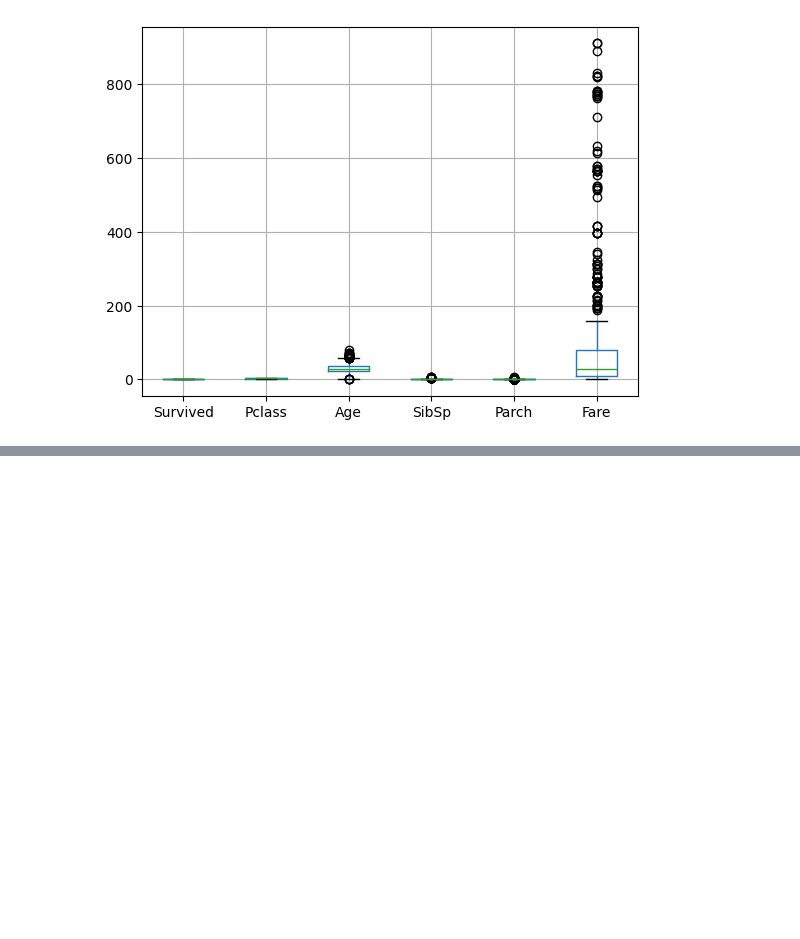
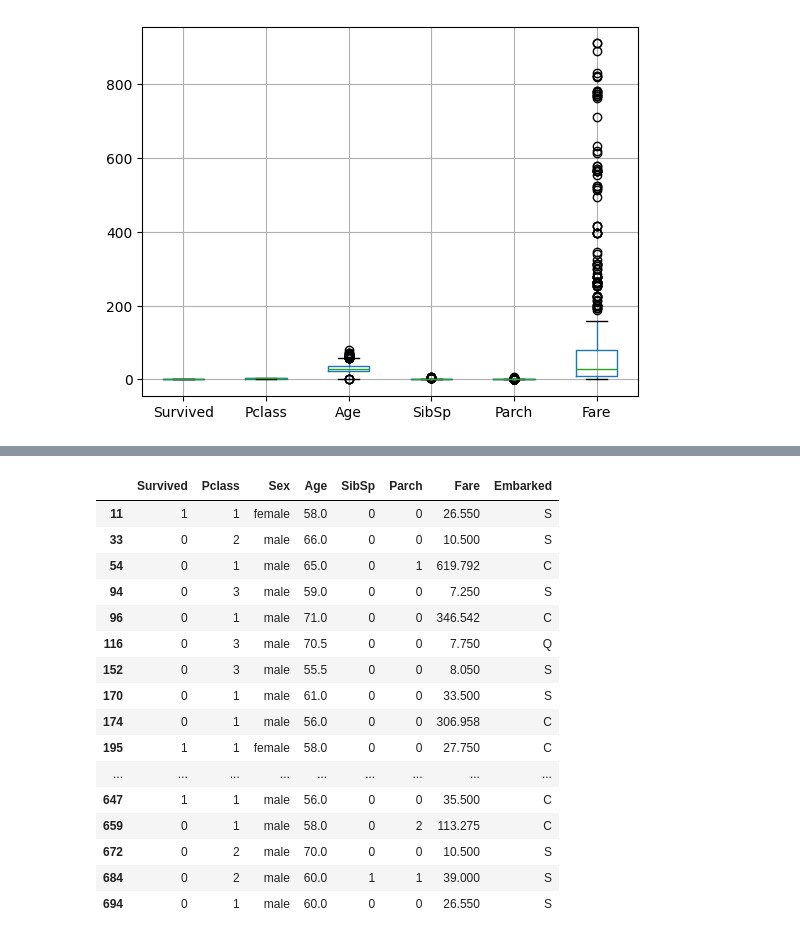
Before and after one commit to Rafluz/Titanic, a Jupyter notebook: praprocesingprecentile.ipynb, the cells around one changed output, grey strips where cells are left out. Saved outputs shown, nothing was run; the diff lists cells and outputs as text; code cells hidden in the pictures; blank space fills up the shorter version.

```diff
--- a/praprocesingprecentile.ipynb
+++ b/praprocesingprecentile.ipynb
@@ -273,0 +297,20 @@ plt.show()
+# %%
+dstitanic[dstitanic['Age'] > upper['Age']]
+# %% [output]
+|  | Survived | Pclass | Sex | Age | SibSp | Parch | Fare | Embarked |
+| 11 | 1 | 1 | female | 58.0 | 0 | 0 | 26.550 | S |
+| 33 | 0 | 2 | male | 66.0 | 0 | 0 | 10.500 | S |
+| 54 | 0 | 1 | male | 65.0 | 0 | 1 | 619.792 | C |
+| 94 | 0 | 3 | male | 59.0 | 0 | 0 | 7.250 | S |
+| 96 | 0 | 1 | male | 71.0 | 0 | 0 | 346.542 | C |
+| 116 | 0 | 3 | male | 70.5 | 0 | 0 | 7.750 | Q |
+| 152 | 0 | 3 | male | 55.5 | 0 | 0 | 8.050 | S |
+| 170 | 0 | 1 | male | 61.0 | 0 | 0 | 33.500 | S |
+| 174 | 0 | 1 | male | 56.0 | 0 | 0 | 306.958 | C |
+| 195 | 1 | 1 | female | 58.0 | 0 | 0 | 27.750 | C |
+| ... | ... | ... | ... | ... | ... | ... | ... | ... |
+| 647 | 1 | 1 | male | 56.0 | 0 | 0 | 35.500 | C |
+| 659 | 0 | 1 | male | 58.0 | 0 | 2 | 113.275 | C |
+| 672 | 0 | 2 | male | 70.0 | 0 | 0 | 10.500 | S |
+| 684 | 0 | 2 | male | 60.0 | 1 | 1 | 39.000 | S |
+| 694 | 0 | 1 | male | 60.0 | 0 | 0 | 26.550 | S |
```
Also changed, not shown: parts of 18 cells of this notebook, 2 other files.
